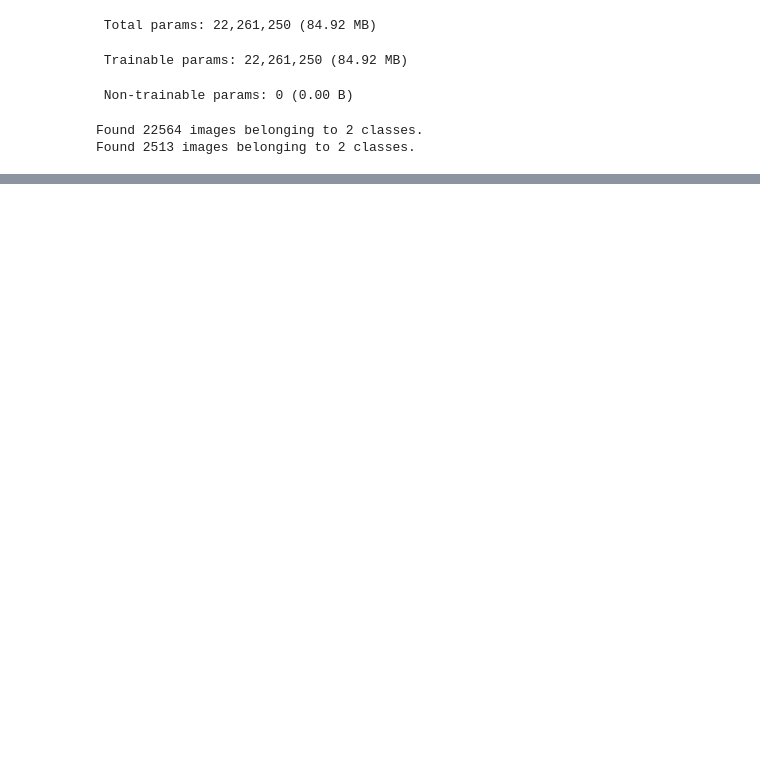
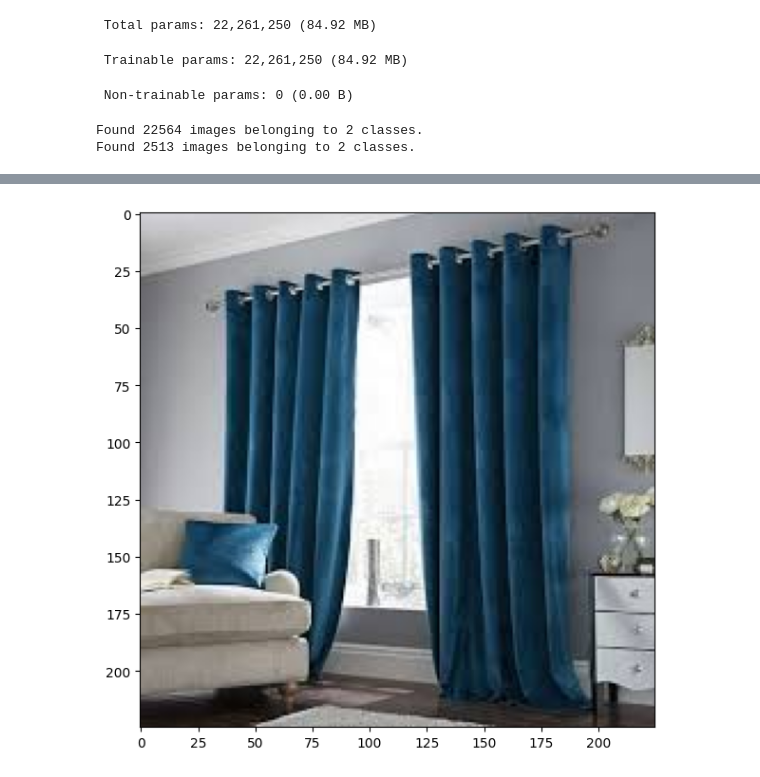
Before and after one commit to Ani-kett/Waste-Classification-using-CNN, a Jupyter notebook: waste_classification.ipynb, the cells around one changed output, grey strips where cells are left out. Saved outputs shown, nothing was run; the diff lists cells and outputs as text; code cells hidden in the pictures; blank space fills up the shorter version.

```diff
--- a/waste_classification.ipynb
+++ b/waste_classification.ipynb
@@ -135,0 +154,16 @@ Epoch 3/10
+# %%
+def predict_fun(img):
+  plt.figure(figsize=(10,6))
+  plt.imshow(cv2.cvtColor(img, cv2.COLOR_BGR2RGB))
+  plt.tight_layout()
+  img = cv2.resize(img, (224, 224))
+  img = np.reshape(img, [1, 224, 224, 3])
+  result = np.argmax(model.predict(img))
+  if result == 0:
+    print("This is Recycable Waste")
+  elif result == 1:
+    print("This is Organic Waste")
+# %%
+test_img = cv2.imread("/content/R_10027.jpg")
+predict_fun(test_img)
+# %% [output]
@@ -135,0 +172 @@ Epoch 3/10
+[figure, added]
```
Also changed, not shown: parts of 13 cells of this notebook.
